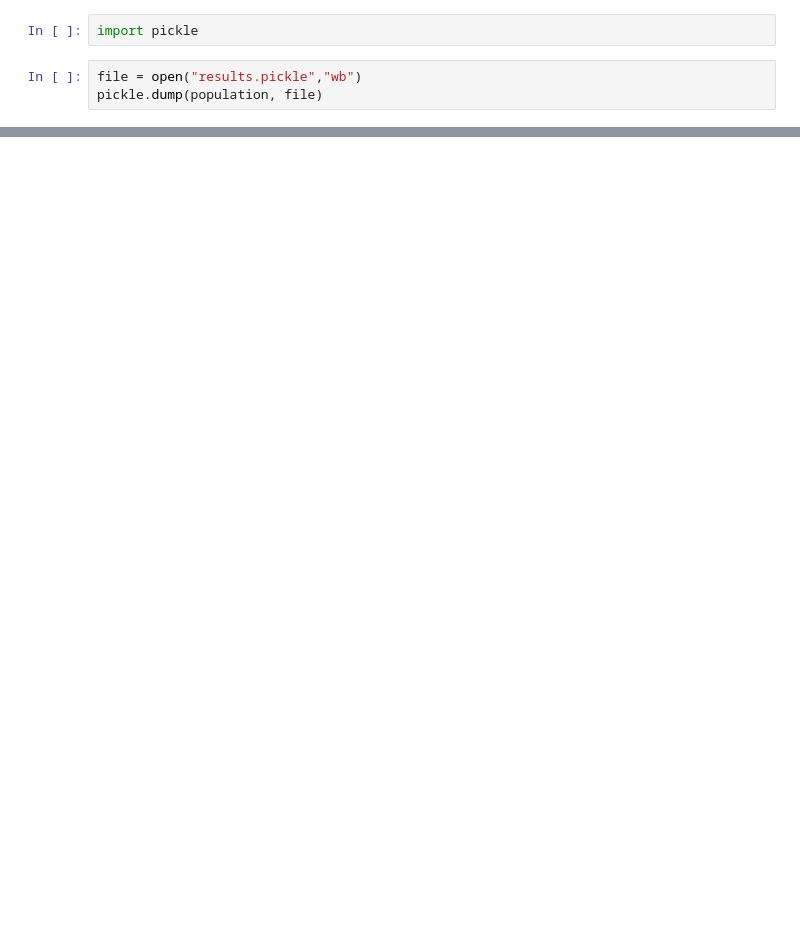
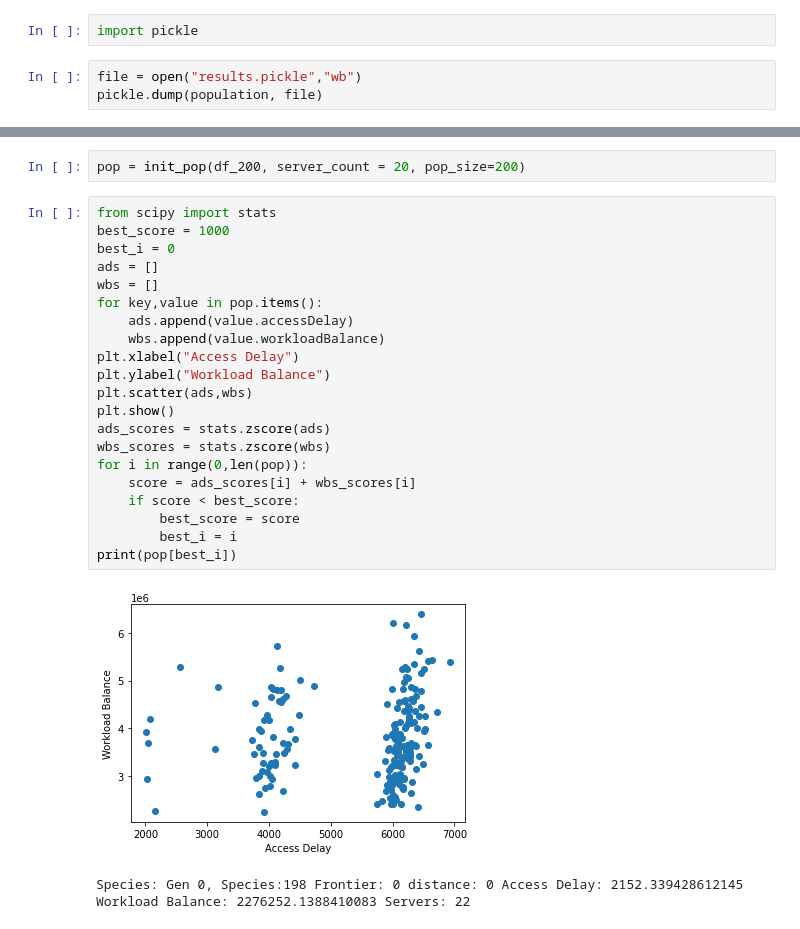
Before and after one commit to loukotaj/812Project, a Jupyter notebook: genetic_approach.ipynb, the cells around one changed output, grey strips where cells are left out. Drawn from its saved outputs; the diff is of its cells as text; blank space fills up the shorter version.

```diff
--- a/genetic_approach.ipynb
+++ b/genetic_approach.ipynb
@@ -365,0 +382,26 @@ Minimum Workload Balance:5043098.141188143
+# %%
+pop = init_pop(df_200, server_count = 20, pop_size=200)
+# %%
+from scipy import stats
+best_score = 1000
+best_i = 0
+ads = []
+wbs = []
+for key,value in pop.items():
+    ads.append(value.accessDelay)
+    wbs.append(value.workloadBalance)
+plt.xlabel("Access Delay")
+plt.ylabel("Workload Balance")
+plt.scatter(ads,wbs)
+plt.show()
+ads_scores = stats.zscore(ads)
+wbs_scores = stats.zscore(wbs)
+for i in range(0,len(pop)):
+    score = ads_scores[i] + wbs_scores[i]
+    if score < best_score:
+        best_score = score
+        best_i = i
+print(pop[best_i])
+# %% [output]
+[figure, added]
+Species: Gen 0, Species:198 Frontier: 0 distance: 0 Access Delay: 2152.339428612145 Workload Balance: 2276252.1388410083 Servers: 22
```
Also changed, not shown: parts of 7 cells of this notebook, 1 other file.
